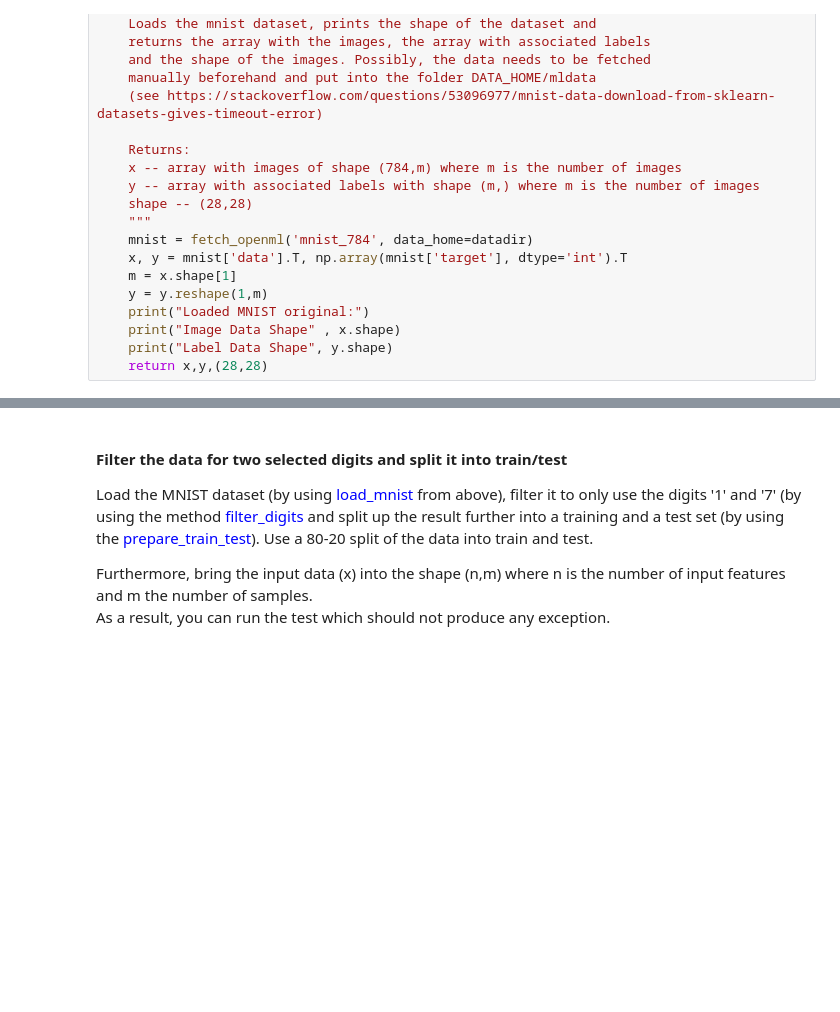
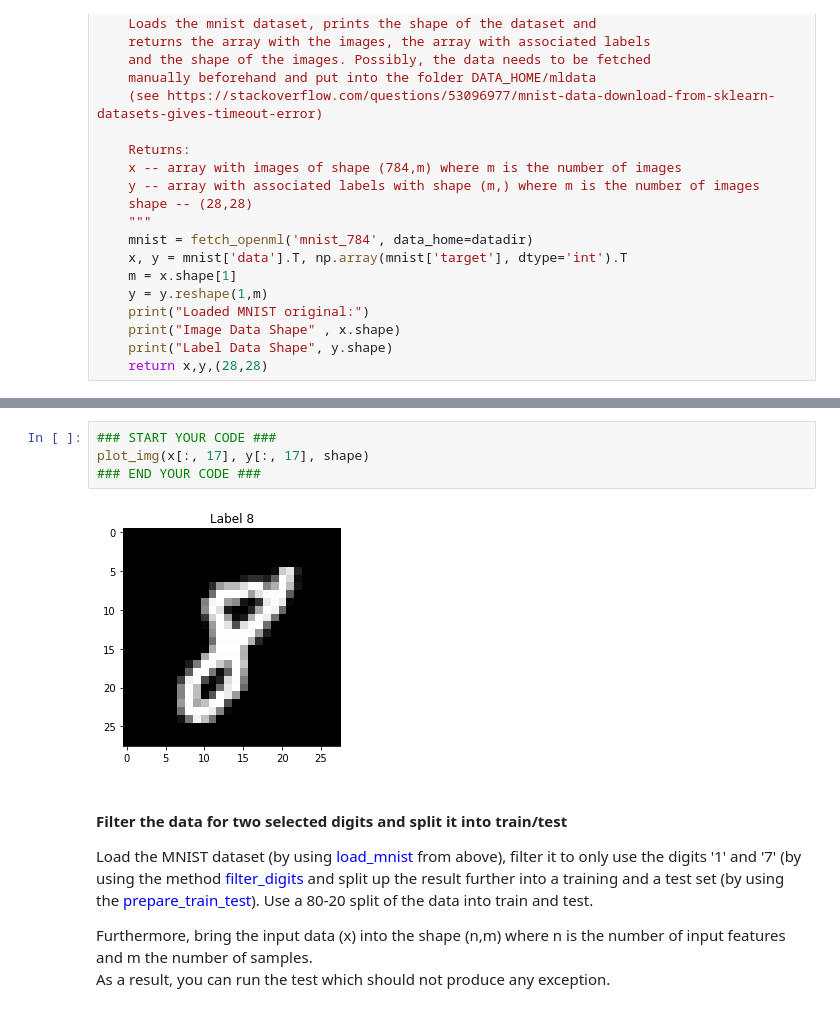
Before and after one commit to FabianGroeger96/mse-deep-learning, a Jupyter notebook: SW02/MNIST_Binary_batchgd_stud.ipynb, the cells around one changed output, grey strips where cells are left out. Cells and saved outputs as stored; diff of their text form; blank space fills up the shorter version.

```diff
--- a/SW02/MNIST_Binary_batchgd_stud.ipynb
+++ b/SW02/MNIST_Binary_batchgd_stud.ipynb
@@ -136,3 +135,9 @@ x, y, shape = load_mnist(path_data)
+# %%
+### START YOUR CODE ###
+plot_img(x[:, 17], y[:, 17], shape)
+### END YOUR CODE ###
+# %% [output]
+[figure, added]
 # %% [markdown]
 #### Filter the data for two selected digits and split it into train/test
 
```
Also changed, not shown: parts of 29 cells of this notebook, 9 other files.
